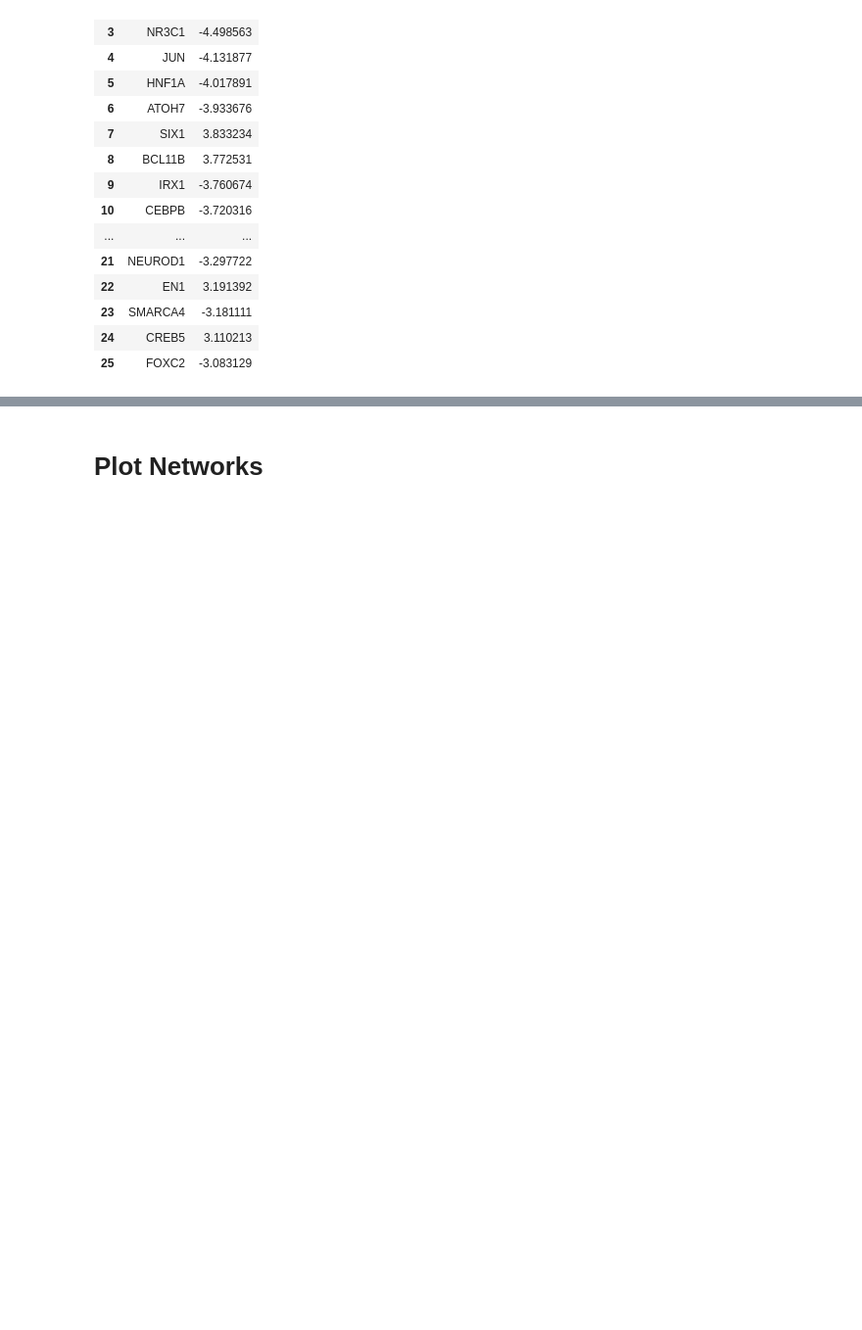
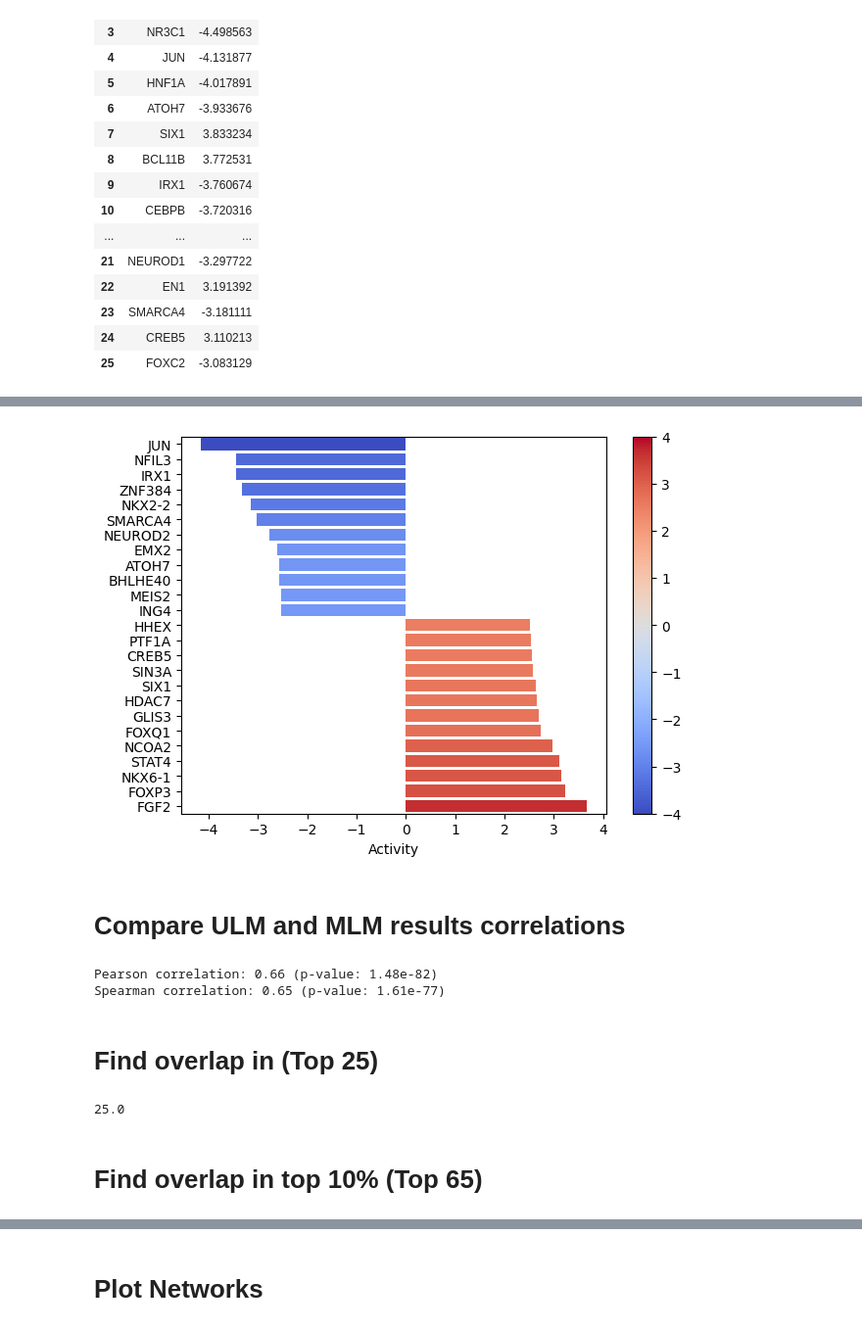
Before and after one commit to AlexanderFastner/MAFA_functional_analysis, a Jupyter notebook: notebooks/direct_comparison_WT_01.ipynb, the cells around one changed output, grey strips where cells are left out. Shown at 98% size. Cells and saved outputs as stored; diff of their text form; code cells hidden in the pictures; blank space fills up the shorter version.

```diff
--- a/notebooks/direct_comparison_WT_01.ipynb
+++ b/notebooks/direct_comparison_WT_01.ipynb
@@ -455,0 +434,33 @@ long_df
+# %%
+dc.plot_barplot(
+    tf_acts_MLM,
+    'treatment.vs.control',
+    top=25,
+    vertical=True,
+    vmin=4,
+    vmax=4,
+    save='../figures/direct/WT_T0_T1/T01_tf_activities_MLM.png'
+)
+# %% [output]
+[figure, added]
+# %% [markdown]
+# Compare ULM and MLM results correlations
+# %%
+pearson_r, pearson_p = pearsonr(tf_acts.values.flatten(), tf_acts_MLM.values.flatten())
+spearman_r, spearman_p = spearmanr(tf_acts.values.flatten(), tf_acts_MLM.values.flatten())
+
+print(f"Pearson correlation: {pearson_r:.2f} (p-value: {pearson_p:.2e})")
+print(f"Spearman correlation: {spearman_r:.2f} (p-value: {spearman_p:.2e})")
+# %% [output]
+Pearson correlation: 0.66 (p-value: 1.48e-82)
+Spearman correlation: 0.65 (p-value: 1.61e-77)
+# %% [markdown]
+# Find overlap in (Top 25)
+# %%
+ulm_top_25 = tf_acts.T.sort_values(by='treatment.vs.control', ascending=False).head(25).index
+mlm_top_25 = tf_acts_MLM.T.sort_values(by='treatment.vs.control', ascending=False).head(25).index
+len(set(ulm_top_25)&set(mlm_top_25)) / float(len(set(ulm_top_25) | set(mlm_top_25))) * 100
+# %% [output]
+25.0
+# %% [markdown]
+# Find overlap in top 10% (Top 65)
```
Also changed, not shown: parts of 22 cells of this notebook, 54 other files.
